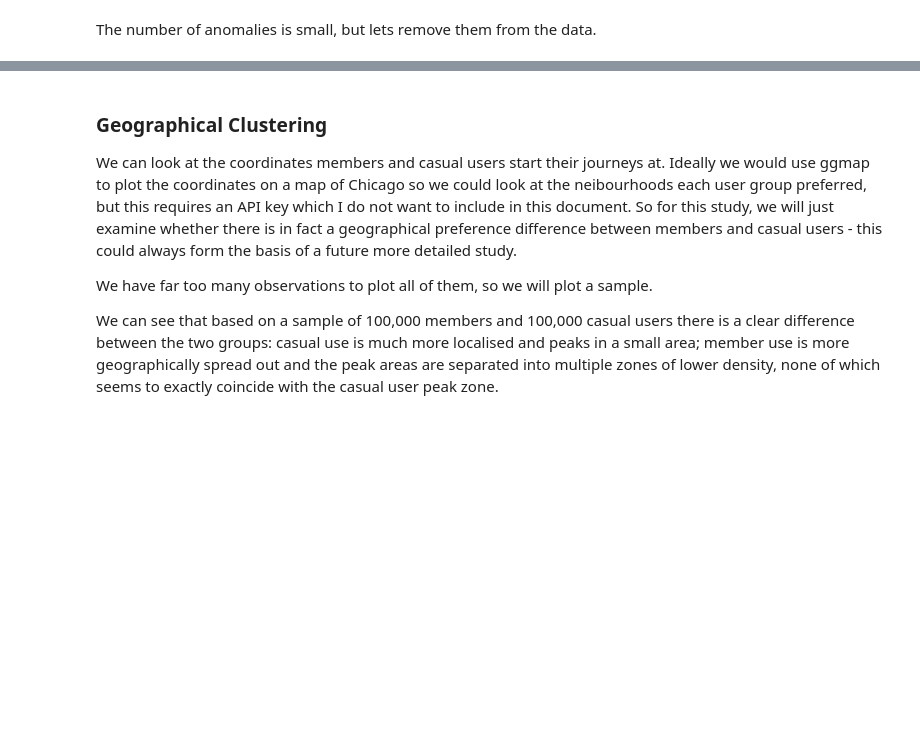
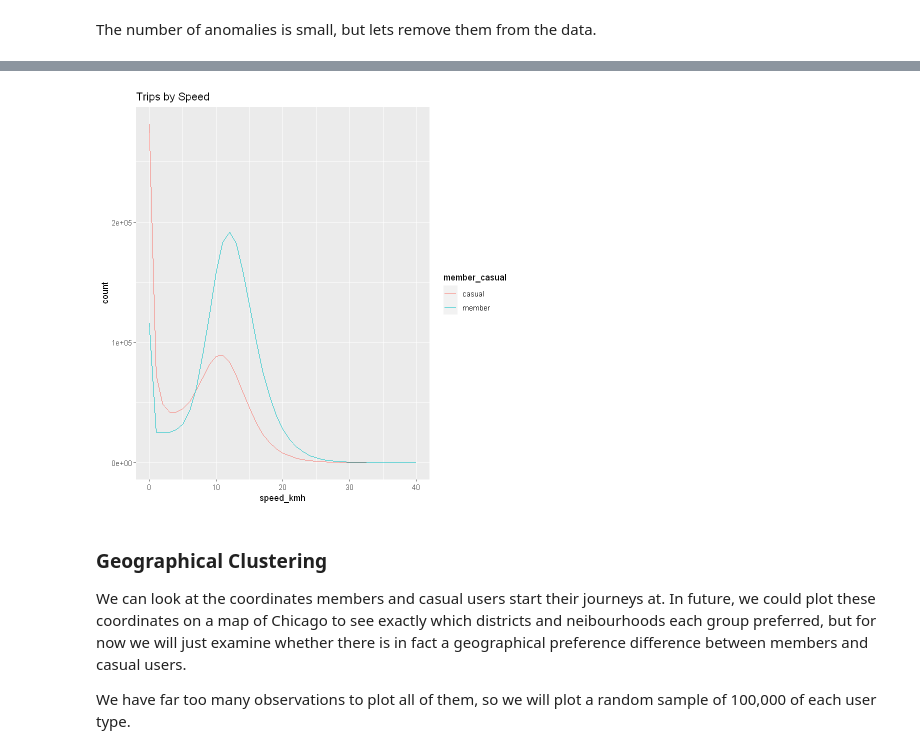
Before and after one commit to null-circle/Portfolio, a Jupyter notebook: 2 - Divvy Cycles/Divvy Cycles.ipynb, the cells around one changed output, grey strips where cells are left out. Cells and saved outputs as stored; diff of their text form; code cells hidden in the pictures; blank space fills up the shorter version.

```diff
--- a/2 - Divvy Cycles/Case_Study_Divvy.ipynb
+++ b/2 - Divvy Cycles/Divvy Cycles.ipynb
@@ -407,5 +561,12 @@ Lets add this to the data as a column. _We need to remember that this is the dis
 # %%
 ride_data_clean <- ride_data_clean %>%
-  mutate(straight_line_distance_km = ((sqrt((start_lat - end_lat)^2 +
-    (start_lng - end_lng)^2) * 111139) / 1000))
+    mutate(
+        straight_line_distance_km =
+            (sqrt(
+                (start_lat - end_lat)^2 +
+                (start_lng - end_lng)^2
+                )
+                * 111.139
+            )
+    )
 # %% [markdown]
@@ -453,8 +635,13 @@ Lets also work out how fast each rider would have to be travelling in km/h to co
 Lets add that as a variable.
 # %%
 ride_data_clean <- ride_data_clean %>%
-  mutate(speed_kmh = (straight_line_distance_km /
-    (as.numeric(trip_duration_min) / 60)))
+    mutate(
+        speed_kmh = (
+            straight_line_distance_km
+            / (as.numeric(trip_duration_min)
+            / 60)
+        )
+    )
 # %% [markdown]
 The very best cyclists might be able to ride at a maximum of 40km/h in perfect conditions. So lets count how many observations exceed 40km/h.
 # %%
@@ -465,5 +657,7 @@ nrow(filter(ride_data_clean, speed_kmh > 40))
 The number of anomalies is small, but lets remove them from the data.
 # %%
 ride_data_clean <- ride_data_clean %>%
-  filter(!(speed_kmh > 40))
+    filter(
+        !(speed_kmh > 40)
+    )
 # %% [markdown]
@@ -506,0 +696,19 @@ Warning message:
+# %%
+speed_trips_by_usertype <- ride_data_clean %>%
+    select(
+        ride_id,
+        speed_kmh,
+        member_casual
+    )
+# %%
+ggplot(
+    speed_trips_by_usertype,
+    aes(
+        x = speed_kmh,
+        color = member_casual
+    )
+) +
+    geom_freqpoly(binwidth = 1) +
+    xlim(0, 40) +
+    ggtitle("Trips by Speed")
+# %% [output]
@@ -507,8 +717,7 @@ Warning message:
+[figure, added]
 # %% [markdown]
 ### Geographical Clustering
-We can look at the coordinates members and casual users start their journeys at. Ideally we would use ggmap to plot the coordinates on a map of Chicago so we could look at the neibourhoods each user group preferred, but this requires an API key which I do not want to include in this document. So for this study, we will just examine whether there is in fact a geographical preference difference between members and casual users - this could always form the basis of a future more detailed study.
+We can look at the coordinates members and casual users start their journeys at. In future, we could plot these coordinates on a map of Chicago to see exactly which districts and neibourhoods each group preferred, but for now we will just examine whether there is in fact a geographical preference difference between members and casual users.
 
-We have far too many observations to plot all of them, so we will plot a sample.
-
-We can see that based on a sample of 100,000 members and 100,000 casual users there is a clear difference between the two groups: casual use is much more localised and peaks in a small area; member use is more geographically spread out and the peak areas are separated into multiple zones of lower density, none of which seems to exactly coincide with the casual user peak zone.
+We have far too many observations to plot all of them, so we will plot a random sample of 100,000 of each user type.
 # %%
```
Also changed, not shown: parts of 91 cells of this notebook.
